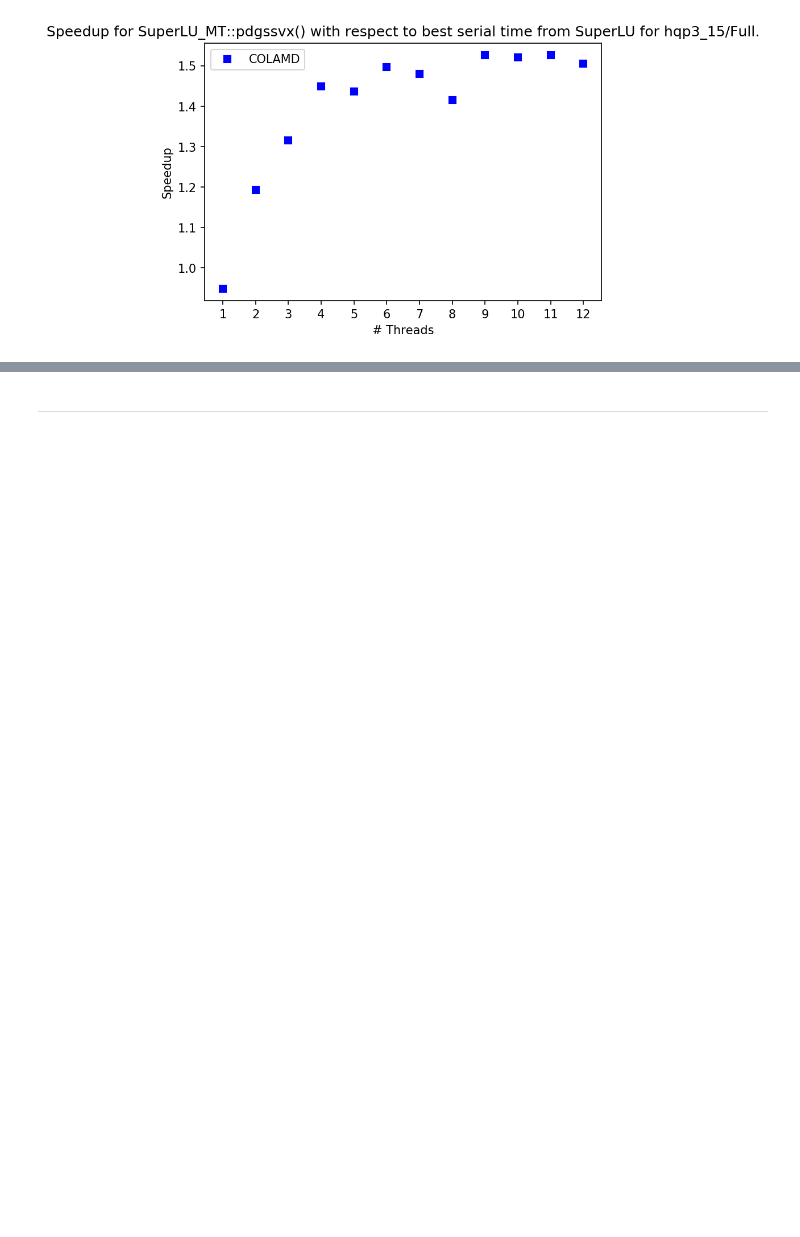
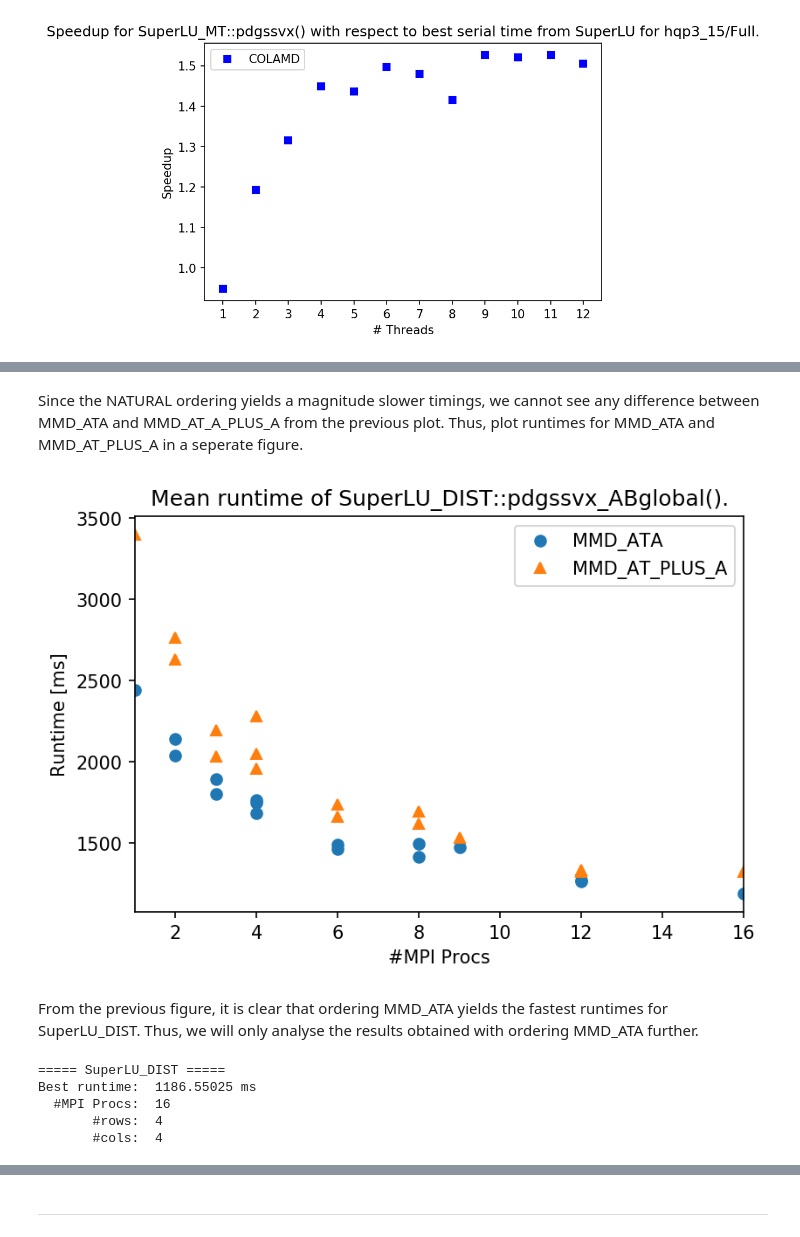
Before and after one commit to mflehmig/SuperLUbench, a Jupyter notebook: doc/SuperLUbench.ipynb, the cells around one changed output, grey strips where cells are left out. Cells and saved outputs as stored; diff of their text form; code cells hidden in the pictures; blank space fills up the shorter version.

```diff
--- a/doc/SuperLUbench.ipynb
+++ b/doc/SuperLUbench.ipynb
@@ -536,0 +552,37 @@ IOError: File taurus_haswell/hqp3_15/Full/SuperLU_DIST_MMD_ATA.csv does not exis
+# %% [markdown]
+Since the NATURAL ordering yields a magnitude slower timings, we cannot see any difference between MMD_ATA and MMD_AT_A_PLUS_A from the previous plot. Thus, plot runtimes for MMD_ATA and MMD_AT_PLUS_A in a seperate figure.
+# %%
+# Plot the timings for all three orderings into one figure.
+loc = plticker.MultipleLocator(base=2.0) # this locator puts ticks at regular intervals
+ax = dfc_ata_15F.plot(x='#MPI Procs', y='time', style='o', label="MMD_ATA")
+ax.xaxis.set_major_locator(loc)
+ax2= dfc_usa_15F.plot(ax=ax, x='#MPI Procs', y='time', style='^', label="MMD_AT_PLUS_A")
+ax2.set(xlabel="#MPI Procs", ylabel="Runtime [ms]")
+legend = plt.legend(loc='best')
+plt.title('Mean runtime of SuperLU_DIST::pdgssvx_ABglobal().')
+plt.show()
+# %% [output]
+[figure, added]
+# %% [markdown]
+From the previous figure, it is clear that ordering MMD_ATA yields the fastest runtimes for SuperLU_DIST. Thus, we will only analyse the results obtained with ordering MMD_ATA further.
+# %%
+# Find best runtime for SuperLU_DIST
+#sludist_best_time = dfc_ata['time'].min()
+#mi = dfc_ata['time'].idxmin() # Idx of minimal value in column 'time'
+#nrows = dfc_ata['nrows'][mi]
+#ncols = dfc_ata['ncols'][mi]
+#nmpi = dfc_ata['#MPI Procs'][mi]
+
+(sludist_best_time, descr)  = get_sludist_best_time(dfc_ata_15F)
+
+print "===== SuperLU_DIST ====="
+print "Best runtime: ", sludist_best_time, "ms"
+print "  #MPI Procs: ", descr[0]
+print "       #rows: ", descr[1]
+print "       #cols: ", descr[2]
+# %% [output]
+===== SuperLU_DIST =====
+Best runtime:  1186.55025 ms
+  #MPI Procs:  16
+       #rows:  4
+       #cols:  4
```
Also changed, not shown: parts of 6 cells of this notebook.
